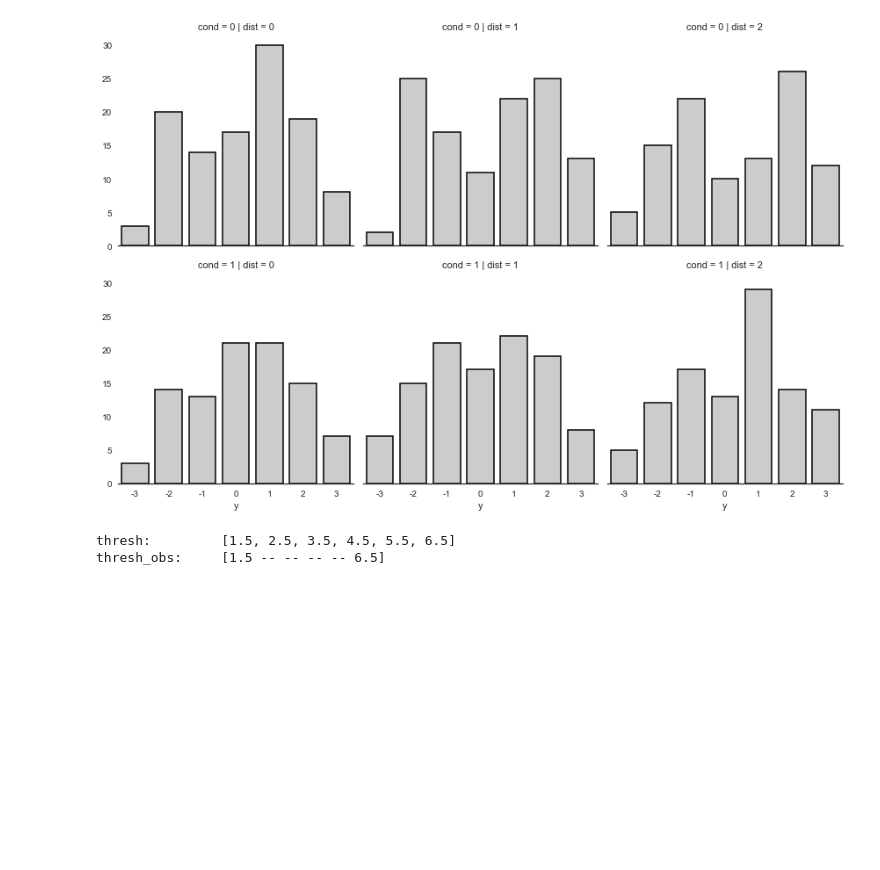
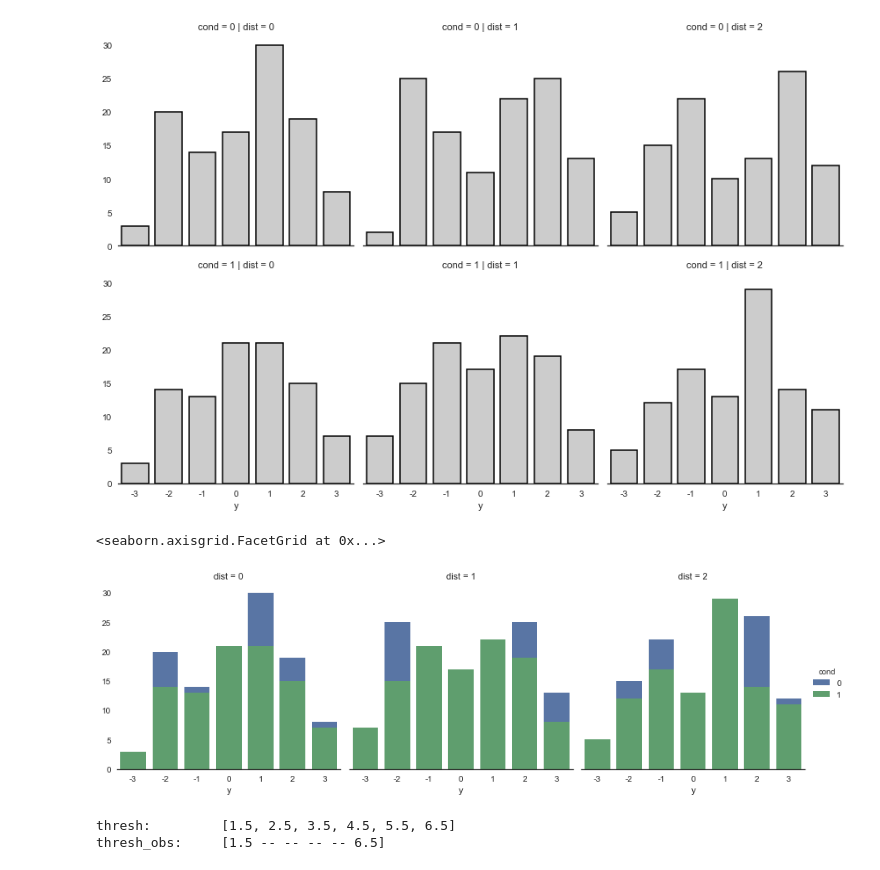
Before and after one commit to CrowdDynamicsLab/ComicPersuasion, a Jupyter notebook: Paper Draft/LaTeX/hari-code/ordinal prediction.ipynb, the cells around one changed output. Saved outputs shown, nothing was run; the diff lists cells and outputs as text; code cells hidden in the pictures; blank space fills up the shorter version.

```diff
--- a/Paper Draft/LaTeX/hari-code/ordinal prediction.ipynb
+++ b/Paper Draft/LaTeX/hari-code/ordinal prediction.ipynb
@@ -66,6 +66,15 @@ g.despine(left=True)
 g.savefig("condition-dist-counts.pdf")
 # %% [output]
 [figure]
+# %%
+# kws = dict(edgecolor="k", color='0.8', linewidth=1.5)
+g = sb.FacetGrid(df, hue="cond", col="dist", size=4, aspect=1)
+g = g.map(sb.countplot, "y").add_legend()
+g.despine(left=True)
+# g.savefig("condition-dist-counts.pdf")
+# %% [output]
+<seaborn.axisgrid.FacetGrid at 0x...>
+[figure, added]
 # %%
 # Number of outcomes
 nYlevels = df.Y.cat.categories.size
```
Also changed, not shown: 1 other file.
